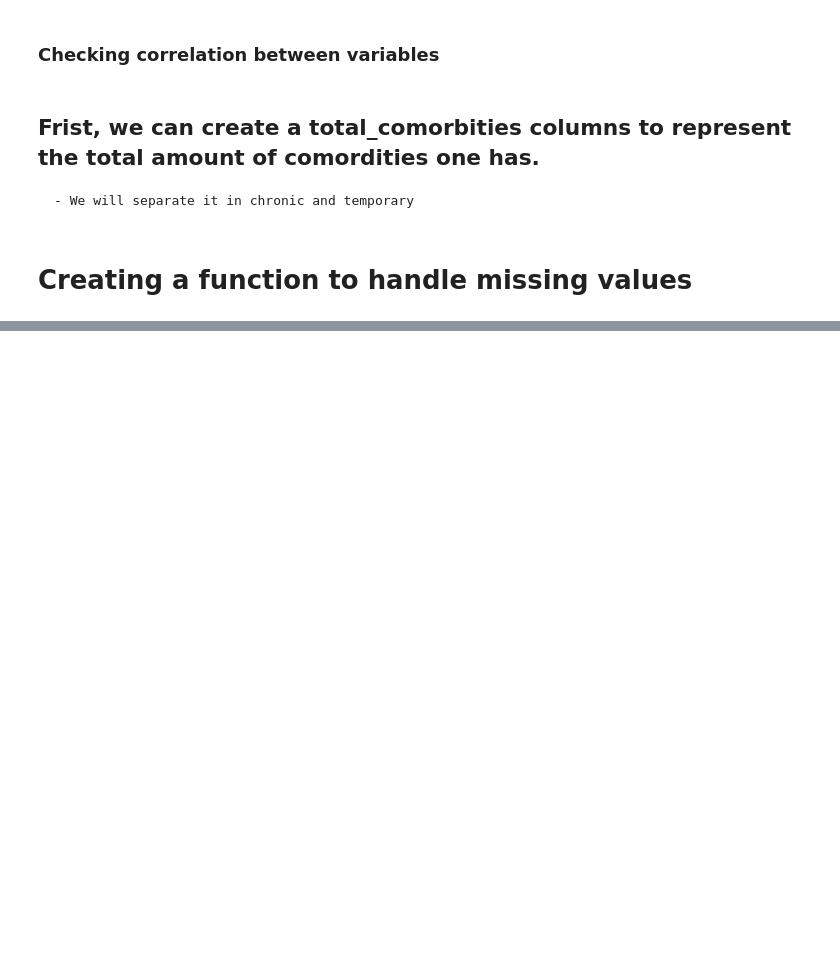
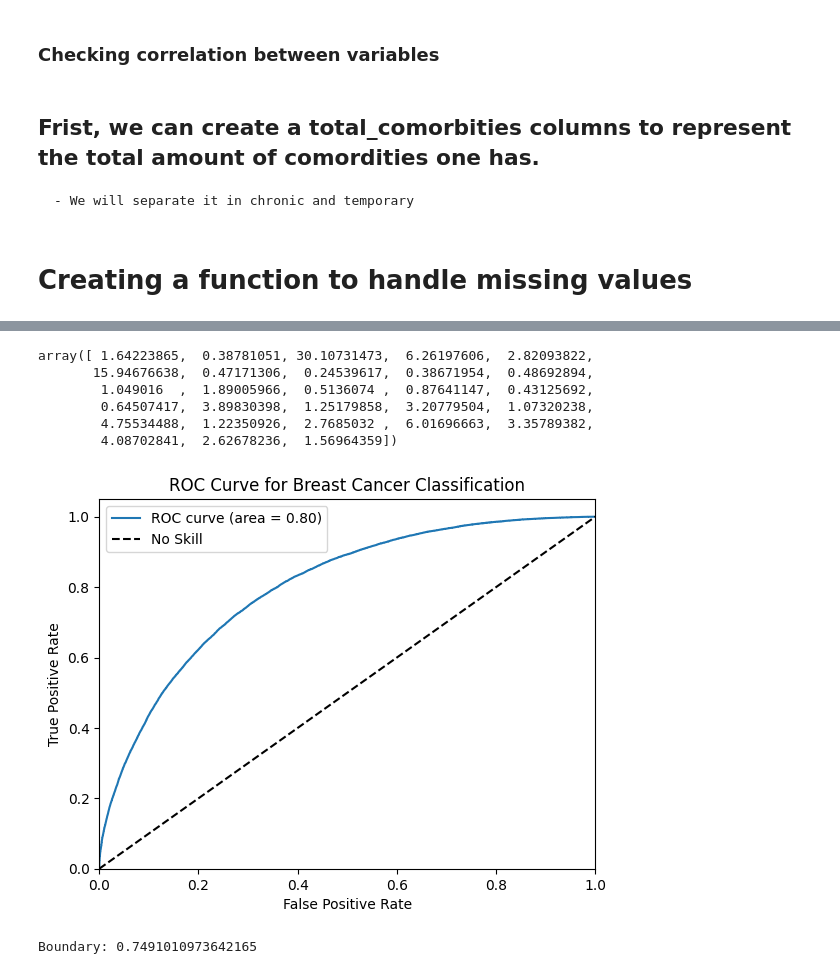
Before and after one commit to auserafim/ai-notebooks, a Jupyter notebook: covid_in_brazil/covid_in_brazil.ipynb, the cells around one changed output, grey strips where cells are left out. Cells and saved outputs as stored; diff of their text form; code cells hidden in the pictures; blank space fills up the shorter version.

```diff
--- a/covid_in_brazil/covid_in_brazil.ipynb
+++ b/covid_in_brazil/covid_in_brazil.ipynb
@@ -404 +423,53 @@ print("Best CV AUC:", cv_results['test-AUC-mean'].max())
+# %%
+interaction_matrix = model.get_feature_importance(data=train_pool, type='FeatureImportance')
+# feature_names = X_train.columns
+
+
+# interaction_df = pd.DataFrame(interaction_matrix, index=X_train.columns, columns=X_train.columns)
+# print(interaction_df)
+interaction_matrix
+# %% [output]
+array([ 1.64223865,  0.38781051, 30.10731473,  6.26197606,  2.82093822,
+       15.94676638,  0.47171306,  0.24539617,  0.38671954,  0.48692894,
+        1.049016  ,  1.89005966,  0.5136074 ,  0.87641147,  0.43125692,
+        0.64507417,  3.89830398,  1.25179858,  3.20779504,  1.07320238,
+        4.75534488,  1.22350926,  2.7685032 ,  6.01696663,  3.35789382,
+        4.08702841,  2.62678236,  1.56964359])
+# %%
+import matplotlib.pyplot as plt
+from sklearn.datasets import load_breast_cancer
+from sklearn.model_selection import train_test_split
+from sklearn.linear_model import LogisticRegression
+from sklearn.metrics import roc_curve, auc
+from catboost.utils import get_roc_curve, select_threshold
+
+y_pred_proba = ctb.predict_proba(X_test)[:, 1]
+fpr, tpr, thresholds = roc_curve(y_test, y_pred_proba)
+roc_auc = auc(fpr, tpr)
+# Plot the ROC curve
+plt.figure()
+plt.plot(fpr, tpr, label='ROC curve (area = %0.2f)' % roc_auc)
+plt.plot([0, 1], [0, 1], 'k--', label='No Skill')
+plt.xlim([0.0, 1.0])
+plt.ylim([0.0, 1.05])
+plt.xlabel('False Positive Rate')
+plt.ylabel('True Positive Rate')
+plt.title('ROC Curve for Breast Cancer Classification')
+plt.legend()
+plt.show()
+
+catboost_pool = Pool(X_train, y_train, cat_features=cat_features)
+
+
+
+roc_curve_values = get_roc_curve(ctb, catboost_pool)
+
+boundary = select_threshold(ctb,
+                            curve=roc_curve_values,
+                            FPR=0.01)
+
+print("Boundary:",boundary)
+# %% [output]
+[figure, added]
+Boundary: 0.7491010973642165
 # %%
```
Also changed, not shown: parts of 18 cells of this notebook, 54 other files.
